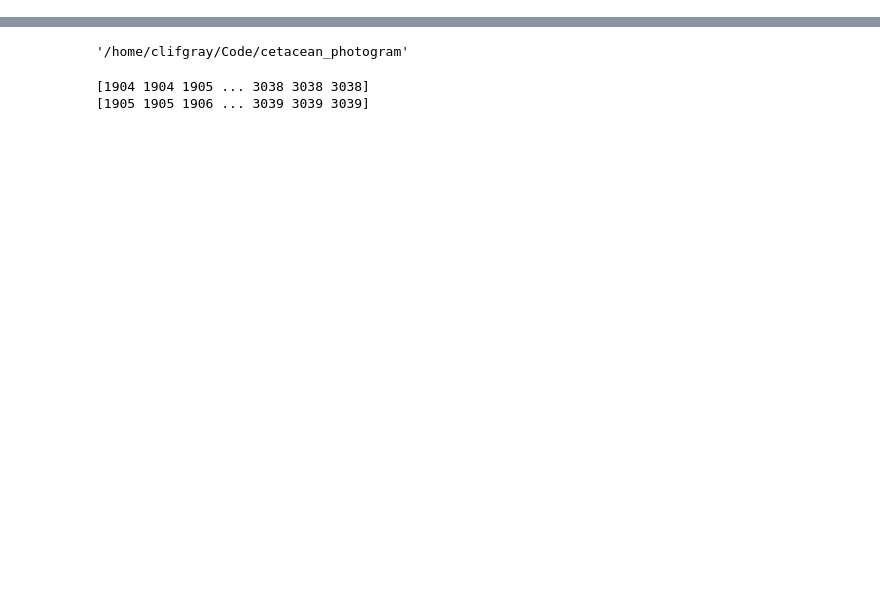
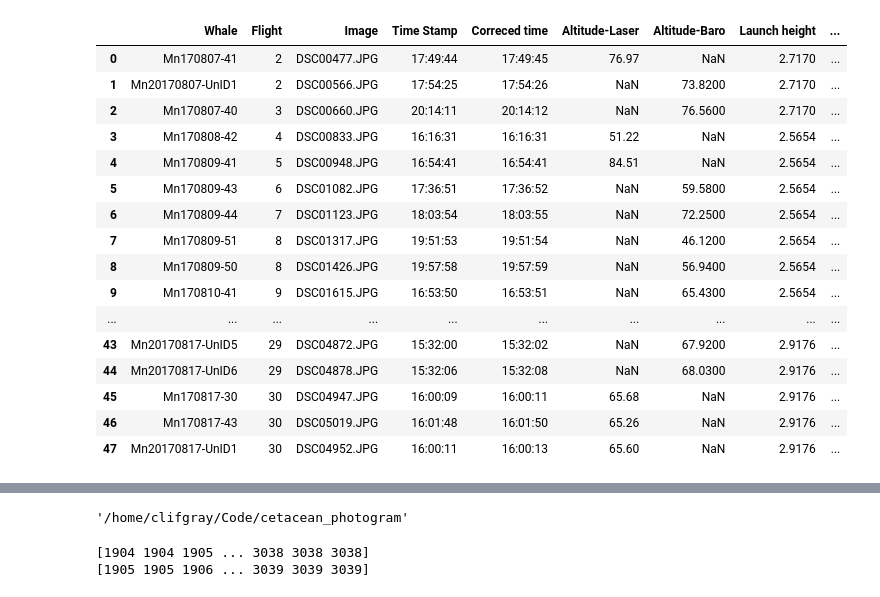
Before and after one commit to patrickcgray/cetacean_photogram, a Jupyter notebook: reading_csvs.ipynb, the cells around one changed output, grey strips where cells are left out. Drawn from its saved outputs; the diff is of its cells as text; code cells hidden in the pictures; blank space fills up the shorter version.

```diff
--- a/reading_csvs.ipynb
+++ b/reading_csvs.ipynb
@@ -47,0 +32,22 @@ measurements_df
+# %%
+excel_measurements = pd.read_excel("measurements/NSF-IOS_2017Measurements_kcb_updated_062018.xlsx")
+# %%
+excel_measurements
+# %% [output]
+|  | Whale | Flight | Image | Time Stamp | Correced time | Altitude-Laser | Altitude-Baro | Launch height | ... |
+| 0 | Mn170807-41 | 2 | DSC00477.JPG | 17:49:44 | 17:49:45 | 76.97 | NaN | 2.7170 | ... |
+| 1 | Mn20170807-UnID1 | 2 | DSC00566.JPG | 17:54:25 | 17:54:26 | NaN | 73.8200 | 2.7170 | ... |
+| 2 | Mn170807-40 | 3 | DSC00660.JPG | 20:14:11 | 20:14:12 | NaN | 76.5600 | 2.7170 | ... |
+| 3 | Mn170808-42 | 4 | DSC00833.JPG | 16:16:31 | 16:16:31 | 51.22 | NaN | 2.5654 | ... |
+| 4 | Mn170809-41 | 5 | DSC00948.JPG | 16:54:41 | 16:54:41 | 84.51 | NaN | 2.5654 | ... |
+| 5 | Mn170809-43 | 6 | DSC01082.JPG | 17:36:51 | 17:36:52 | NaN | 59.5800 | 2.5654 | ... |
+| 6 | Mn170809-44 | 7 | DSC01123.JPG | 18:03:54 | 18:03:55 | NaN | 72.2500 | 2.5654 | ... |
+| 7 | Mn170809-51 | 8 | DSC01317.JPG | 19:51:53 | 19:51:54 | NaN | 46.1200 | 2.5654 | ... |
+| 8 | Mn170809-50 | 8 | DSC01426.JPG | 19:57:58 | 19:57:59 | NaN | 56.9400 | 2.5654 | ... |
+| 9 | Mn170810-41 | 9 | DSC01615.JPG | 16:53:50 | 16:53:51 | NaN | 65.4300 | 2.5654 | ... |
+| ... | ... | ... | ... | ... | ... | ... | ... | ... | ... |
+| 43 | Mn20170817-UnID5 | 29 | DSC04872.JPG | 15:32:00 | 15:32:02 | NaN | 67.9200 | 2.9176 | ... |
+| 44 | Mn20170817-UnID6 | 29 | DSC04878.JPG | 15:32:06 | 15:32:08 | NaN | 68.0300 | 2.9176 | ... |
+| 45 | Mn170817-30 | 30 | DSC04947.JPG | 16:00:09 | 16:00:11 | 65.68 | NaN | 2.9176 | ... |
+| 46 | Mn170817-43 | 30 | DSC05019.JPG | 16:01:48 | 16:01:50 | 65.26 | NaN | 2.9176 | ... |
+| 47 | Mn20170817-UnID1 | 30 | DSC04952.JPG | 16:00:11 | 16:00:13 | 65.60 | NaN | 2.9176 | ... |
```
Also changed, not shown: parts of 2 cells of this notebook, 1 other file.
